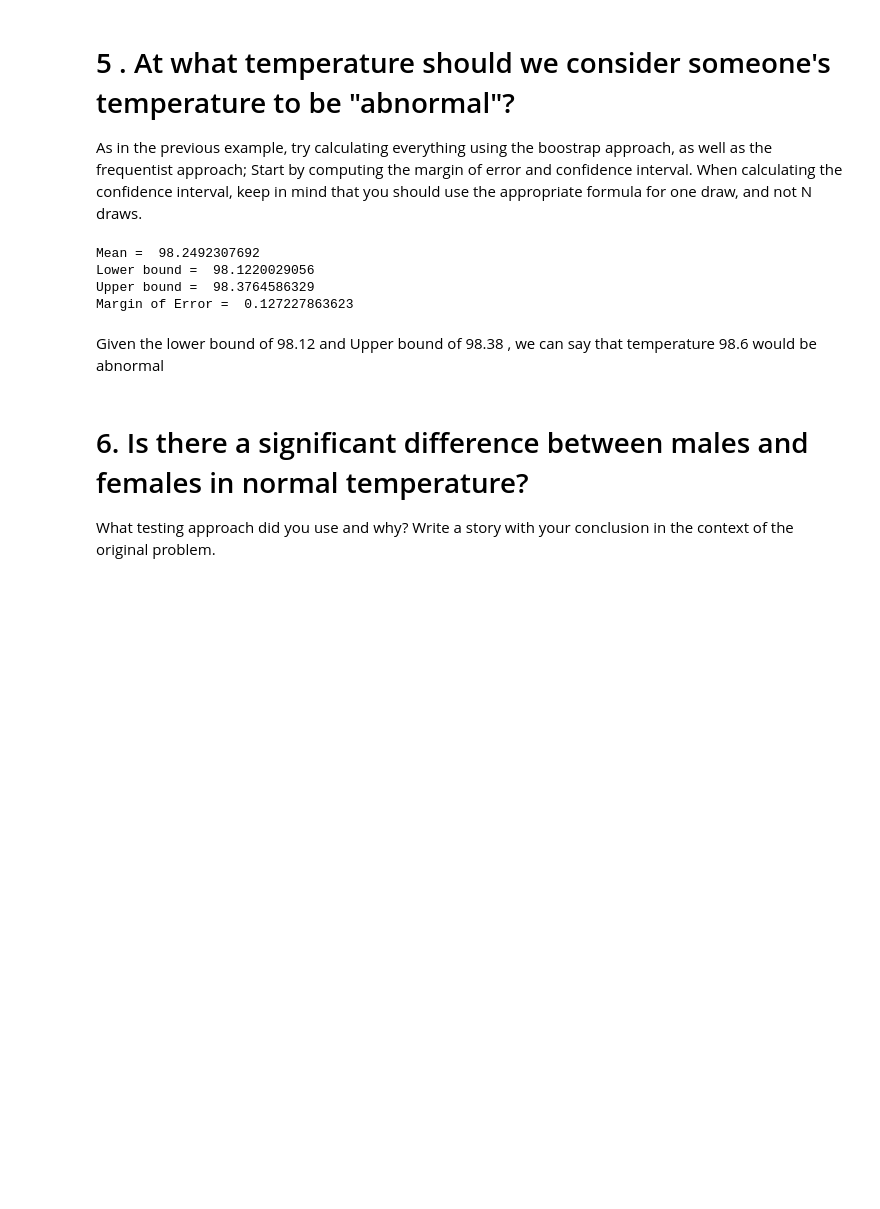
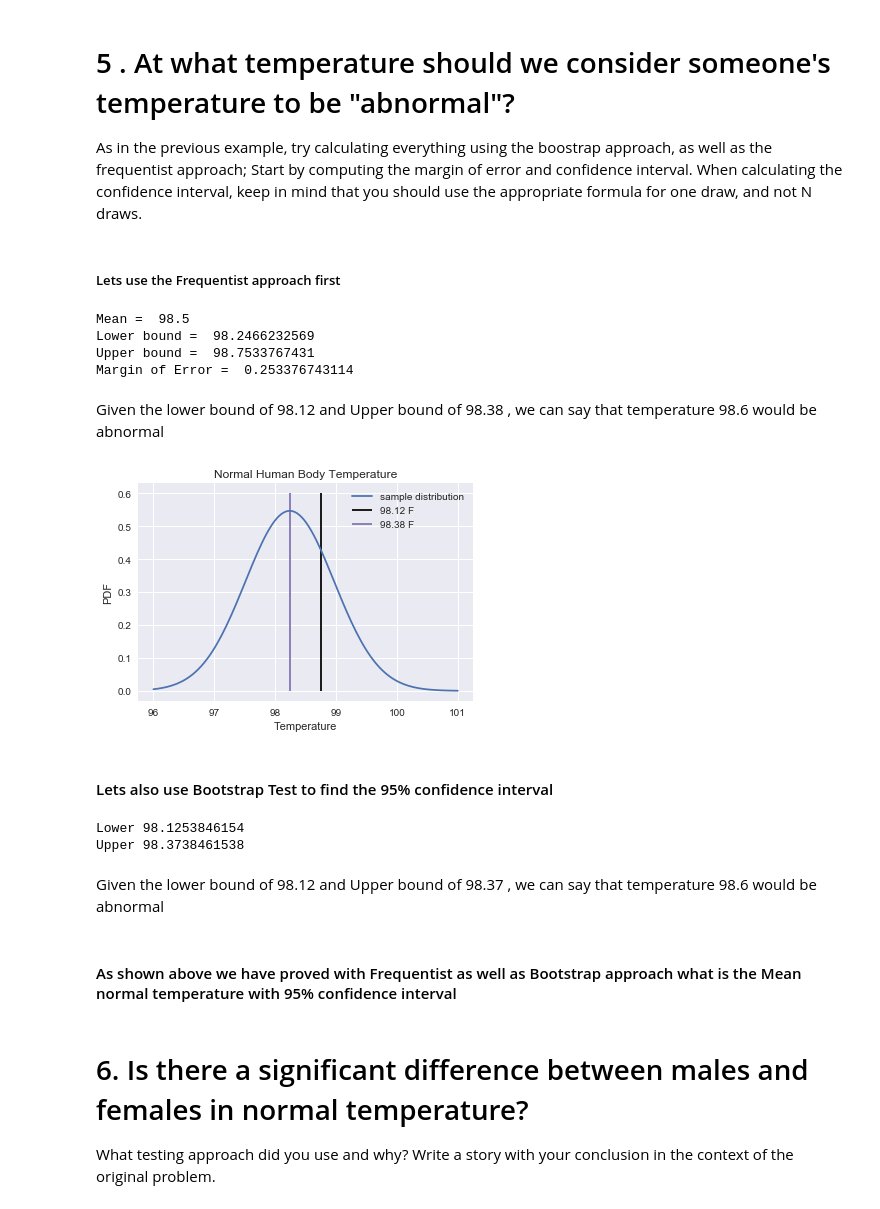
Before and after one commit to chinshaunakdesai/DataScienceWork, a Jupyter notebook: HumanBodyTempEDA/Chintan_HumanBodyTemp_EDA_Statistics.ipynb, the cells around one changed output. Cells and saved outputs as stored; diff of their text form; code cells hidden in the pictures; blank space fills up the shorter version.

```diff
--- a/HumanBodyTempEDA/Chintan_HumanBodyTemp_EDA_Statistics.ipynb
+++ b/HumanBodyTempEDA/Chintan_HumanBodyTemp_EDA_Statistics.ipynb
@@ -276,0 +350,19 @@ the population mean body Temp <> 98.6
+# %%
+Sample_mean = 98.24
+
+Sample_Std_Deviation = 0.73
+
+n = 130
+
+confidence_interval_val = 95/100
+
+#To find the Z-Value first we have to find the DF or Degree of Freedom
+
+DF = n-1
+
+#Next we need to find the alpha level
+
+Alpha = (1 - confidence_interval_val)/2
+
+print('DF = ',DF)
+print('Alpha = ',Alpha)
@@ -347,6 +467,8 @@ Conclusion:
 As in the previous example, try calculating everything using the boostrap approach, as well as the frequentist
 approach; Start by computing the margin of error and confidence interval. When calculating the confidence interval,
 keep in mind that you should use the appropriate formula for one draw, and not N draws.
+# %% [markdown]
+##### Lets use the Frequentist approach first
 # %%
 #Lets use the frequentist approach first
 
@@ -372,12 +494,42 @@ print('Lower bound = ',lower_bound)
 print('Upper bound = ',upper_bound)
 print('Margin of Error = ',margin_of_error)
 # %% [output]
-Mean =  98.2492307692
-Lower bound =  98.1220029056
-Upper bound =  98.3764586329
-Margin of Error =  0.127227863623
+Mean =  98.5
+Lower bound =  98.2466232569
+Upper bound =  98.7533767431
+Margin of Error =  0.253376743114
 # %% [markdown]
 Given the lower bound of 98.12 and Upper bound of 98.38 , we can say that temperature 98.6 would be abnormal
+# %%
+x = np.linspace(96,101,130)
+y = stats.norm.pdf(x, loc=Sample_mean, scale=Sample_Std_Deviation)
+pylab.plot(x,y)
+
+pylab.xlabel('Temperature')
+pylab.ylabel('PDF')
+pylab.vlines(upper_bound,0, 0.6)
+pylab.vlines(lower_bound,0,0.6, color='C3')
+
+pylab.legend(['sample distribution','98.12 F', '98.38 F'])
+pylab.title('Normal Human Body Temperature')
+
+pylab.show()
+# %% [output]
+[figure, added]
+# %% [markdown]
+#### Lets also use Bootstrap Test to find the 95% confidence interval
+# %%
+ci_lower,ci_upper = bootci(x)
+
+print('Lower',ci_lower)
+print('Upper',ci_upper)
+# %% [output]
+Lower 98.1253846154
+Upper 98.3738461538
+# %% [markdown]
+Given the lower bound of 98.12 and Upper bound of 98.37 , we can say that temperature 98.6 would be abnormal
+# %% [markdown]
+#### As shown above we have proved with Frequentist as well as Bootstrap approach what is the Mean normal temperature with 95% confidence interval
 # %% [markdown]
 # 6. Is there a significant difference between males and females in normal temperature?
 What testing approach did you use and why?
```
Also changed, not shown: parts of 50 cells of this notebook.
